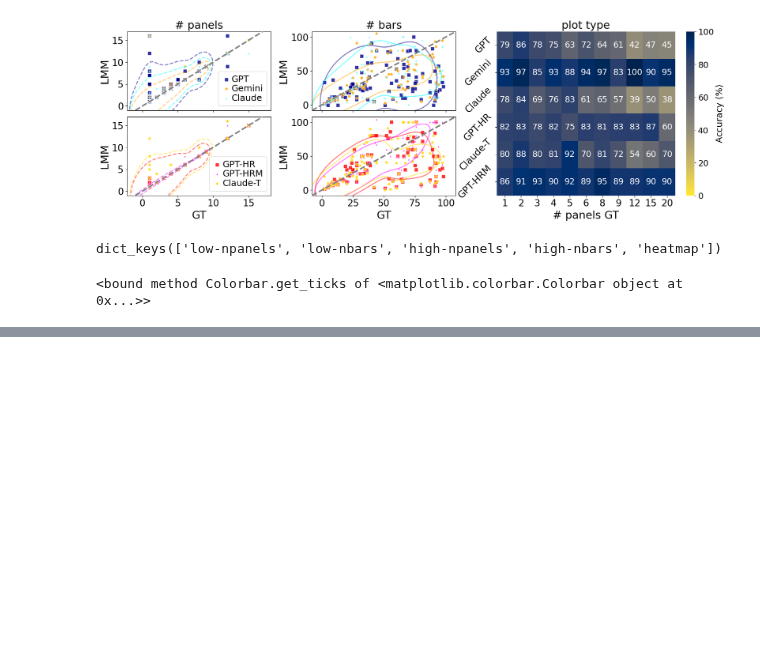
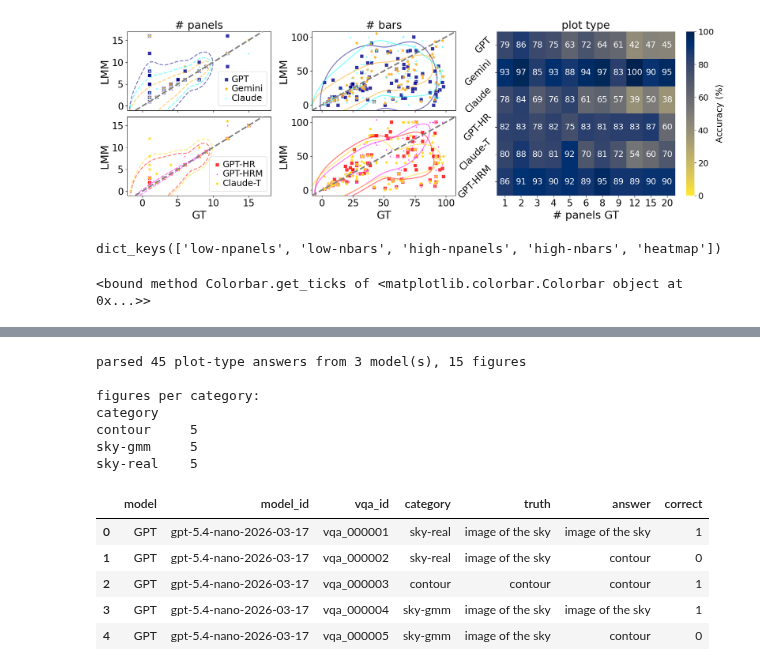
Before and after one commit to jnaiman/SkyImagesWASP2026, a Jupyter notebook: models/figure_notebooks/counting_types_figure.ipynb, the cells around one changed output, grey strips where cells are left out. Drawn from its saved outputs; the diff is of its cells as text; code cells hidden in the pictures; blank space fills up the shorter version.

```diff
--- a/models/figure_notebooks/counting_types_figure.ipynb
+++ b/models/figure_notebooks/counting_types_figure.ipynb
@@ -597,0 +737,57 @@ cbar_ax.get_ticks
+# %%
+# ======================== PARSE ========================
+rows = []
+for mdir, mname in model_names.items():
+    pkls = sorted(glob.glob(os.path.join(run_dir, mdir, '*_qa.pickle')))
+    if not pkls:
+        print('[WARN] no pickles in', os.path.join(run_dir, mdir))
+        continue
+    for fp in pkls:
+        vqa_id = os.path.basename(fp).removesuffix('_qa.pickle')
+        with open(fp, 'rb') as f:
+            payload = pickle.load(f)
+        qa_list = payload[0] if isinstance(payload, (list, tuple)) else payload
+        model_id = payload[1] if isinstance(payload, (list, tuple)) and len(payload) > 1 else mdir
+
+        for e in qa_list:
+            q = (e.get('question') or '').lower()
+            if 'plot type' not in q:
+                continue
+            # the two variants differ only by the multiple-choice list in context
+            offers_list = 'please choose' in (e.get('context') or '').lower()
+            if offers_list != use_list_variant:
+                continue
+
+            truth = list(e['A'].values())[0]
+            if isinstance(truth, list):
+                truth = truth[0] if truth else ''
+            answer = recovered_answer(e)
+            if isinstance(answer, list):
+                answer = answer[0] if answer else ''
+
+            rows.append({'model': mname, 'model_id': model_id, 'vqa_id': vqa_id,
+                         'category': figure_category(vqa_id),
+                         'truth': truth, 'answer': answer,
+                         'correct': int(normalise(truth) == normalise(answer))})
+
+dfcat = pd.DataFrame(rows)
+print('parsed %d plot-type answers from %d model(s), %d figures'
+      % (len(dfcat), dfcat['model'].nunique(), dfcat['vqa_id'].nunique()))
+print()
+print('figures per category:')
+print(dfcat.groupby('category')['vqa_id'].nunique().to_string())
+dfcat.head()
+# %% [output]
+parsed 45 plot-type answers from 3 model(s), 15 figures
+
+figures per category:
+category
+contour     5
+sky-gmm     5
+sky-real    5
+|  | model | model_id | vqa_id | category | truth | answer | correct |
+| 0 | GPT | gpt-5.4-nano-2026-03-17 | vqa_000001 | sky-real | image of the sky | image of the sky | 1 |
+| 1 | GPT | gpt-5.4-nano-2026-03-17 | vqa_000002 | sky-real | image of the sky | contour | 0 |
+| 2 | GPT | gpt-5.4-nano-2026-03-17 | vqa_000003 | contour | contour | contour | 1 |
+| 3 | GPT | gpt-5.4-nano-2026-03-17 | vqa_000004 | sky-gmm | image of the sky | image of the sky | 1 |
+| 4 | GPT | gpt-5.4-nano-2026-03-17 | vqa_000005 | sky-gmm | image of the sky | contour | 0 |
```
Also changed, not shown: parts of 4 cells of this notebook, 1 other file.
